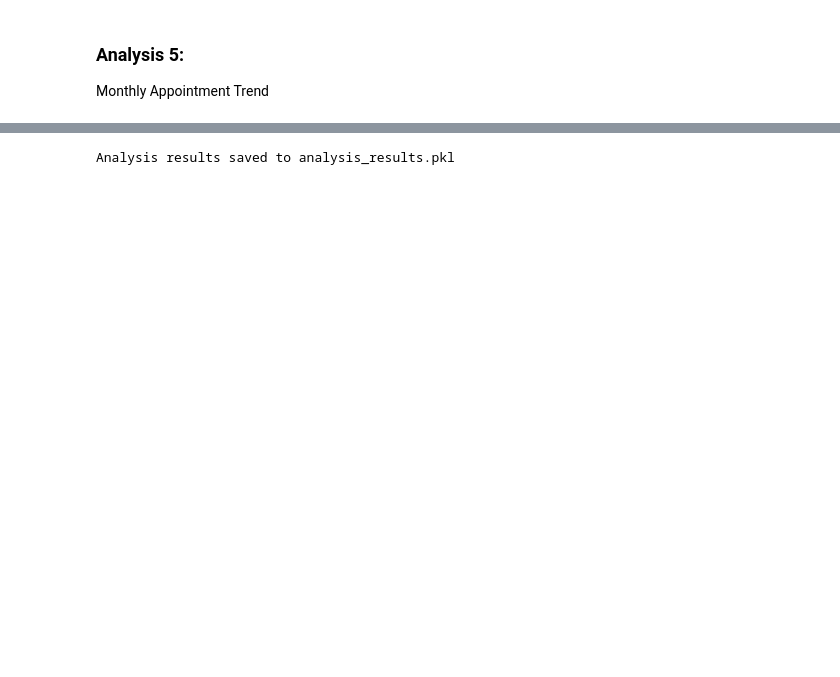
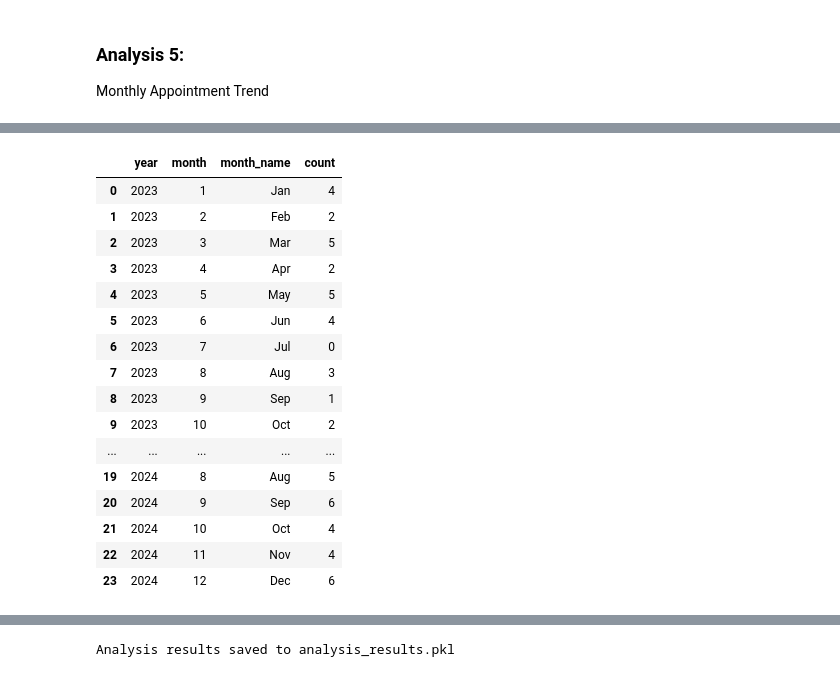
Before and after one commit to NavidulHoque/healthcare_appointment_analysis, a Jupyter notebook: python-analysis/01_analysis.ipynb, the cells around one changed output, grey strips where cells are left out. Cells and saved outputs as stored; diff of their text form; code cells hidden in the pictures; blank space fills up the shorter version.

```diff
--- a/python-analysis/01_analysis.ipynb
+++ b/python-analysis/01_analysis.ipynb
@@ -312,12 +313,42 @@ display(age_group_stats)
 ### Analysis 5:
 Monthly Appointment Trend
 # %%
+# Count appointments
 monthly_trend = (
-    df.groupby(['year', 'month', 'month_name'])
+    filtered_df.groupby(['year', 'month', 'month_name'])
     .size()
     .reset_index(name='count')
-    .sort_values(['year', 'month'])
 )
-print("=== Monthly Appointment Trend ===")
-print(monthly_trend.to_string(index=False))
+
+# Create all year-month combinations
+years = monthly_trend['year'].unique()
+months = range(1, 13)
+
+full_index = pd.MultiIndex.from_product(
+    [years, months],
+    names=['year', 'month']
+)
+
+print(full_index)
+
+# Reindex and fill missing counts with 0
+monthly_trend = (
+    monthly_trend
+    .set_index(['year', 'month'])
+    .reindex(full_index, fill_value='0')
+    .reset_index()
+)
+
+
+# Recreate month names
+monthly_trend['month_name'] = pd.to_datetime(
+    monthly_trend['month'],
+    format='%m'
+).dt.strftime('%b')      # Jan, Feb, Mar ...
+
+# Arrange columns
+monthly_trend = monthly_trend[
+    ['year', 'month', 'month_name', 'count']
+].sort_values(['year', 'month'])
+display(monthly_trend)
 # %% [output]
@@ -341,3 +372,20 @@ print(monthly_trend.to_string(index=False))
+|  | year | month | month_name | count |
+| 0 | 2023 | 1 | Jan | 4 |
+| 1 | 2023 | 2 | Feb | 2 |
+| 2 | 2023 | 3 | Mar | 5 |
+| 3 | 2023 | 4 | Apr | 2 |
+| 4 | 2023 | 5 | May | 5 |
+| 5 | 2023 | 6 | Jun | 4 |
+| 6 | 2023 | 7 | Jul | 0 |
+| 7 | 2023 | 8 | Aug | 3 |
+| 8 | 2023 | 9 | Sep | 1 |
+| 9 | 2023 | 10 | Oct | 2 |
+| ... | ... | ... | ... | ... |
+| 19 | 2024 | 8 | Aug | 5 |
+| 20 | 2024 | 9 | Sep | 6 |
+| 21 | 2024 | 10 | Oct | 4 |
+| 22 | 2024 | 11 | Nov | 4 |
+| 23 | 2024 | 12 | Dec | 6 |
 # %%
 # ── Key Findings Summary ────────────────────
 print(f"\n=== Key Findings — {filter_label} ===")
```
Also changed, not shown: parts of 6 cells of this notebook, 3 other files.
